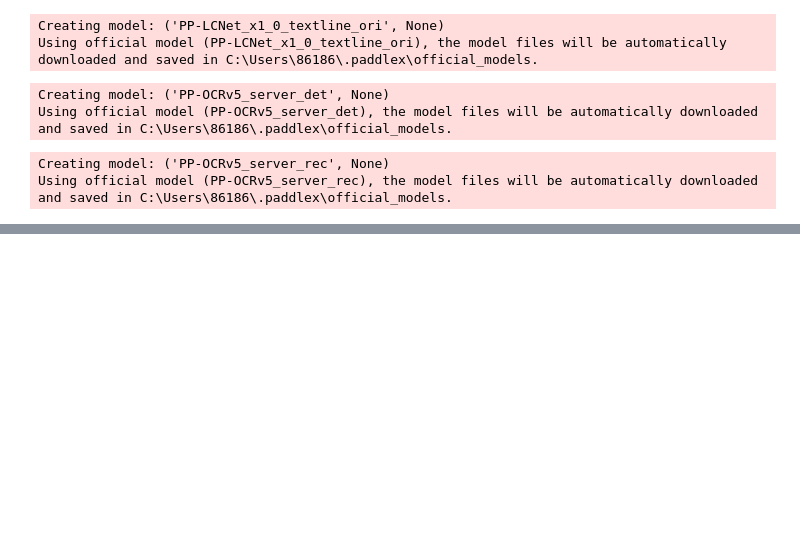
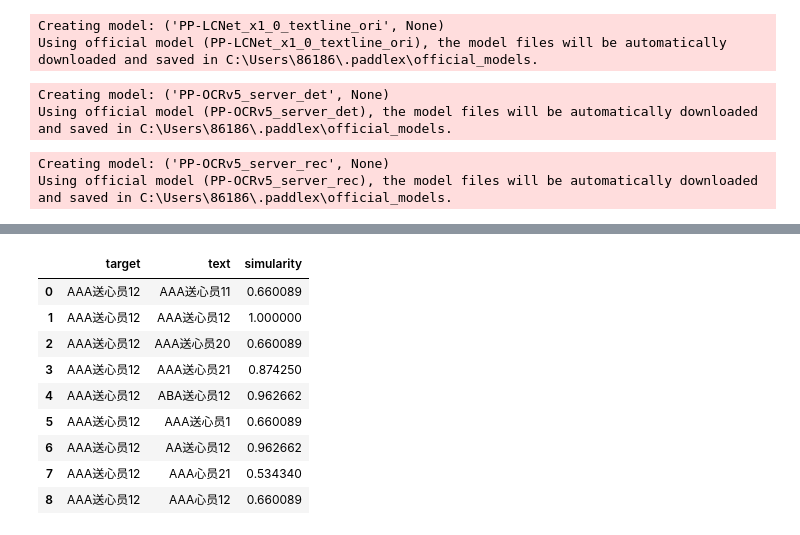
Before and after one commit to hhhhc-da/sky-auto-collect, a Jupyter notebook: sky-api/heart-image.ipynb, the cells around one changed output, grey strips where cells are left out. Saved outputs shown, nothing was run; the diff lists cells and outputs as text; code cells hidden in the pictures; blank space fills up the shorter version.

```diff
--- a/sky-api/heart-image.ipynb
+++ b/sky-api/heart-image.ipynb
@@ -1399,3 +1390,63 @@ height: 864, width: 1536
 | 10 | 互火 | (1396, 171, 71, 57) |
 | 11 | 互火 | (334, 160, 72, 57) |
 | 12 | 阿茹 | (936, 159, 80, 56) |
+# %%
+def text_combination(text) -> set:
+    """
+    用于计算长词的组合方式
+    """
+    result = set()
+
+    def backtrack(start, path):
+        if path and len(path) < len(text) and 1 < len(path) <= 3:
+            result.add(''.join(path))
+        for i in range(start, len(text)):
+            path.append(text[i])
+            backtrack(i + 1, path)
+            path.pop()
+
+    backtrack(0, [])
+    return result
+
+def text_simularity(ocr_text, target) -> float:
+    '''
+    用于计算文本与预设文本的相似度
+
+    限制: 重复文本检测限制极大，只用较小 N-gram 会导致连词缺陷无法精确比较，名字中尽量不要超过 4 次重复
+    原因: 检测使用 2-gram 结合 3-gram 进行检测，利用这些时空信息进行检测，并且匹配串越长权重越高（利用指数函数 y = exp(x)）
+    '''
+    if len(target) < len(ocr_text):  # OCR 一般不能检测出更长的文本，基本都是更短的
+        return -1
+
+    sub_strings = text_combination(target)
+    all_matches, z_matches = [], []
+
+    # 收集所有匹配子串及其位置
+    for sname in sub_strings:
+        pattern = r'.{0,2}'.join(sname)
+        if bool(re.search(pattern, ocr_text)):
+            all_matches.append(sname)
+        if bool(re.search(pattern, target)):
+            z_matches.append(sname)
+
+    similarity = np.sum(np.exp([len(match_string) for match_string in all_matches]))/np.sum(np.exp([len(match_string) for match_string in z_matches]))
+    return similarity
+
+ocr_texts = ["AAA送心员11","AAA送心员12","AAA送心员20","AAA送心员21","ABA送心员12","AAA送心员1","AA送心员12","AAA心员21","AAA心员12"]
+target = "AAA送心员12"
+
+df = []
+for text in ocr_texts:
+    df.append((target, text, text_simularity(ocr_text=text, target=target)))
+pd.DataFrame(df, columns=["target", "text", "simularity"])
+# %% [output]
+|  | target | text | simularity |
+| 0 | AAA送心员12 | AAA送心员11 | 0.660089 |
+| 1 | AAA送心员12 | AAA送心员12 | 1.000000 |
+| 2 | AAA送心员12 | AAA送心员20 | 0.660089 |
+| 3 | AAA送心员12 | AAA送心员21 | 0.874250 |
+| 4 | AAA送心员12 | ABA送心员12 | 0.962662 |
+| 5 | AAA送心员12 | AAA送心员1 | 0.660089 |
+| 6 | AAA送心员12 | AA送心员12 | 0.962662 |
+| 7 | AAA送心员12 | AAA心员21 | 0.534340 |
+| 8 | AAA送心员12 | AAA心员12 | 0.660089 |
```
Also changed, not shown: parts of 1 cell of this notebook, 1 other file.
